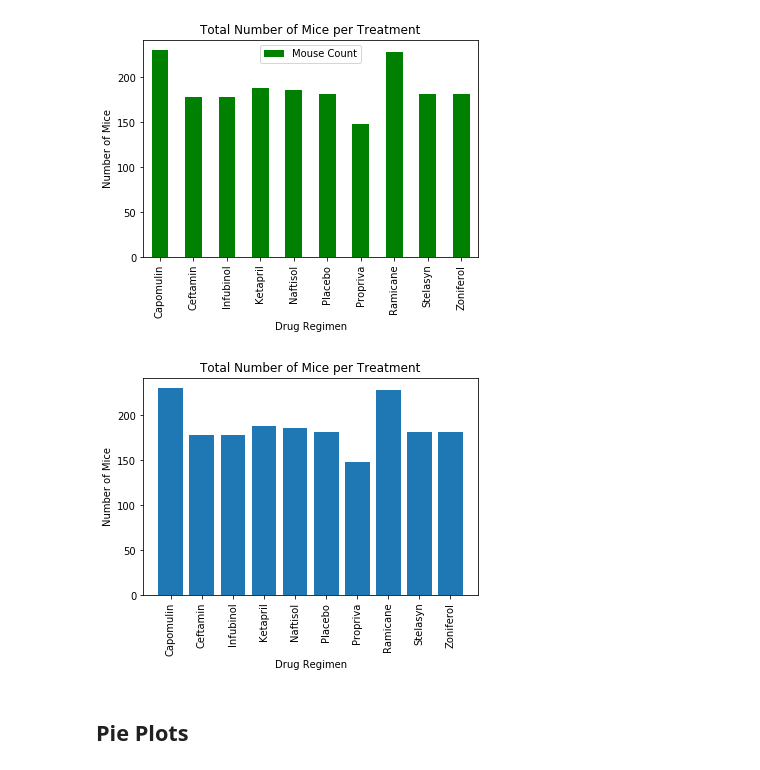
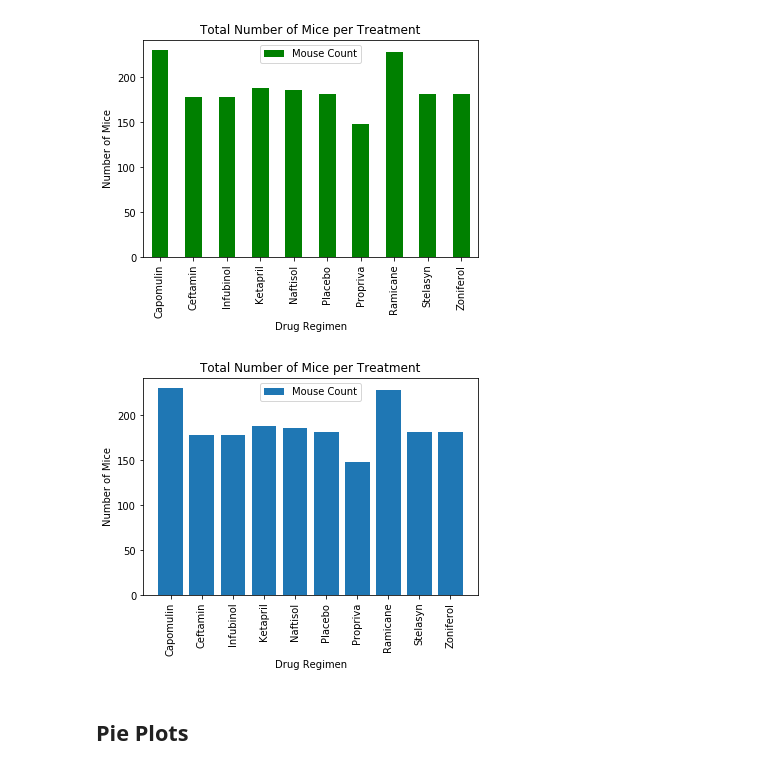
Before and after one commit to jeremyhamley/05-Matplotlib, a Jupyter notebook: Pymaceuticals/pymaceuticals_jeremy_h.ipynb, the cells around one changed output. Saved outputs shown, nothing was run; the diff lists cells and outputs as text; code cells hidden in the pictures.

```diff
--- a/Pymaceuticals/pymaceuticals_jeremy_h.ipynb
+++ b/Pymaceuticals/pymaceuticals_jeremy_h.ipynb
@@ -127,14 +165,15 @@ mouse_count_by_drug_chart
 # %%
 # Generate a bar plot showing the total number of mice for each treatment throughout the course of the study using pyplot.
 
-plt.bar(mouse_count_df.index,mouse_count_df["Mouse Count"])
+plt.bar(mouse_count_df.index,mouse_count_df["Mouse Count"], label="Mouse Count")
 plt.xticks( rotation="vertical")
 plt.title("Total Number of Mice per Treatment")
+plt.legend(loc="upper center")
 plt.xlabel("Drug Regimen")
 plt.ylabel("Number of Mice")
 plt.show()
 # %% [output]
-[figure, old version]
+[figure, new version]
 # %% [markdown]
 ## Pie Plots
 # %%
```
Also changed, not shown: parts of 5 cells of this notebook.
